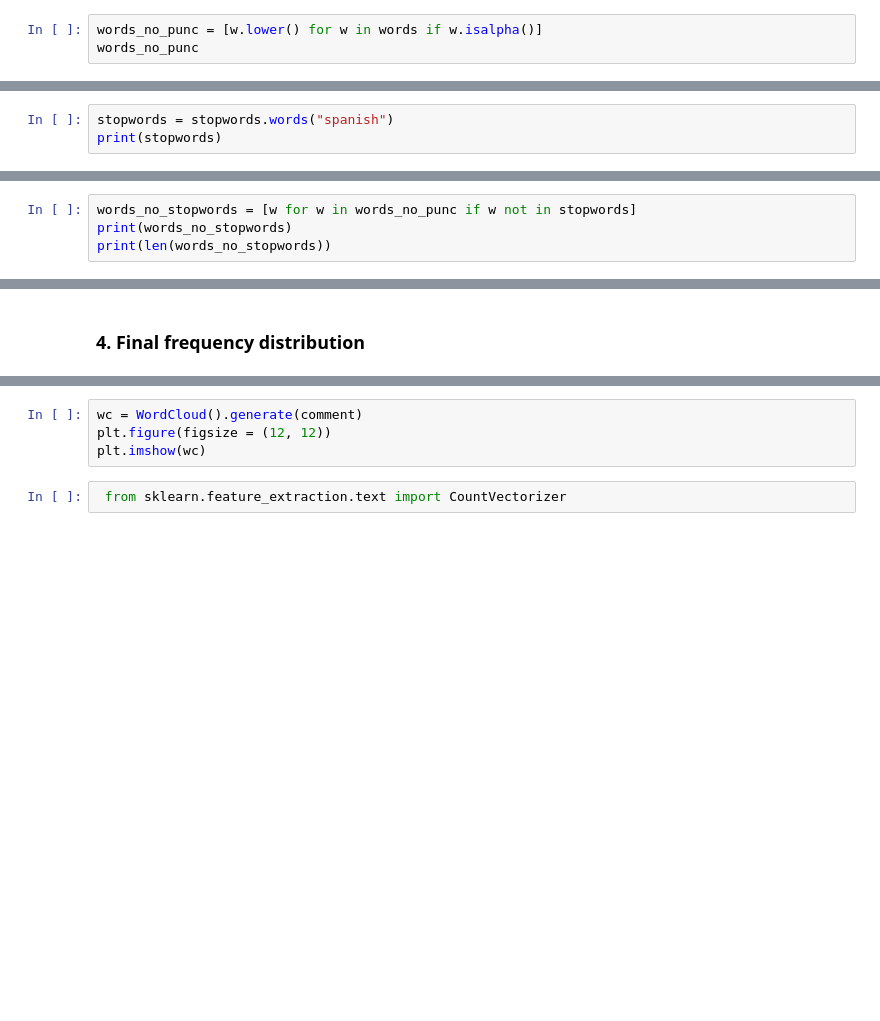
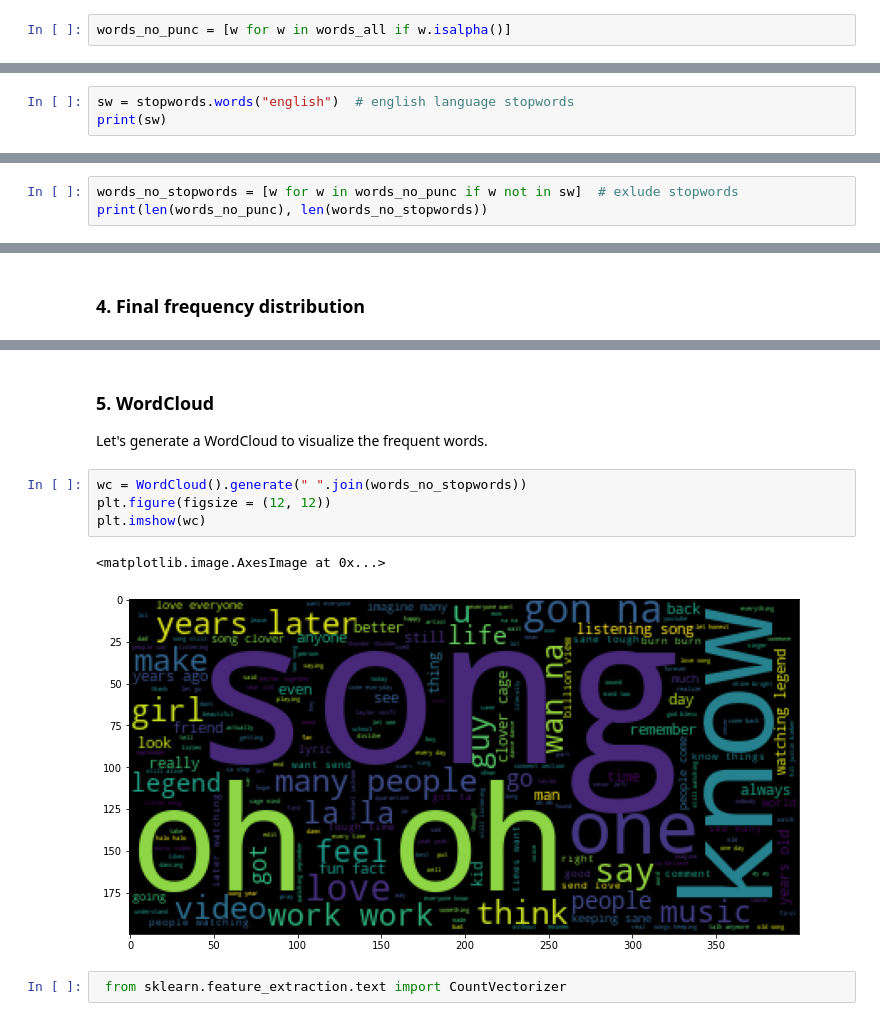
Before and after one commit to bonskotti/ytube-comments, a Jupyter notebook: youtube_comments.ipynb, the cells around one changed output, grey strips where cells are left out. Cells and saved outputs as stored; diff of their text form; blank space fills up the shorter version.

Commit message:
Extract English comments. Examine frequent words with whole dataset.

```diff
--- a/youtube_comments.ipynb
+++ b/youtube_comments.ipynb
@@ -294,3 +330,2 @@ fdist.plot(10)
 # %%
-words_no_punc = [w.lower() for w in words if w.isalpha()]
-words_no_punc
+words_no_punc = [w for w in words_all if w.isalpha()]
@@ -308,3 +356,0 @@ fdist.plot(10)
-# %%
-stopwords = stopwords.words("spanish")
-print(stopwords)
@@ -310,0 +361,3 @@ print(stopwords)
+# %%
+sw = stopwords.words("english")  # english language stopwords
+print(sw)
@@ -311,4 +366,3 @@ print(stopwords)
 # %%
-words_no_stopwords = [w for w in words_no_punc if w not in stopwords]
-print(words_no_stopwords)
-print(len(words_no_stopwords))
+words_no_stopwords = [w for w in words_no_punc if w not in sw]  # exlude stopwords
+print(len(words_no_punc), len(words_no_stopwords))
@@ -323,7 +392,14 @@ print(str(words_no_stopwords))
+# %% [markdown]
+### 5. WordCloud
+
+Let's generate a WordCloud to visualize the frequent words.
 # %%
-wc = WordCloud().generate(comment)
+wc = WordCloud().generate(" ".join(words_no_stopwords))
 plt.figure(figsize = (12, 12))
 plt.imshow(wc)
+# %% [output]
+<matplotlib.image.AxesImage at 0x...>
+[figure, added]
 # %%
  from sklearn.feature_extraction.text import CountVectorizer
 # %%
```
Also changed, not shown: parts of 32 cells of this notebook, 1 other file.
